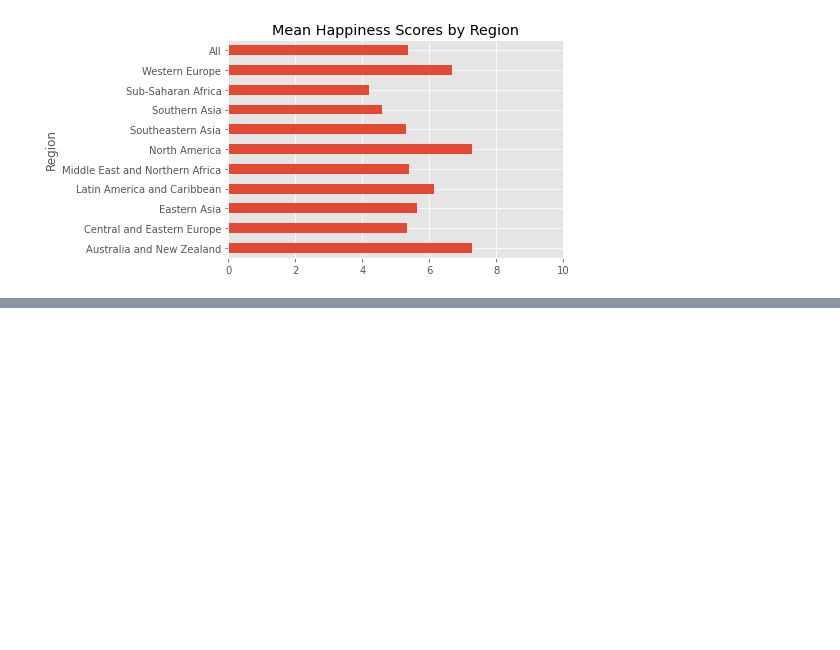
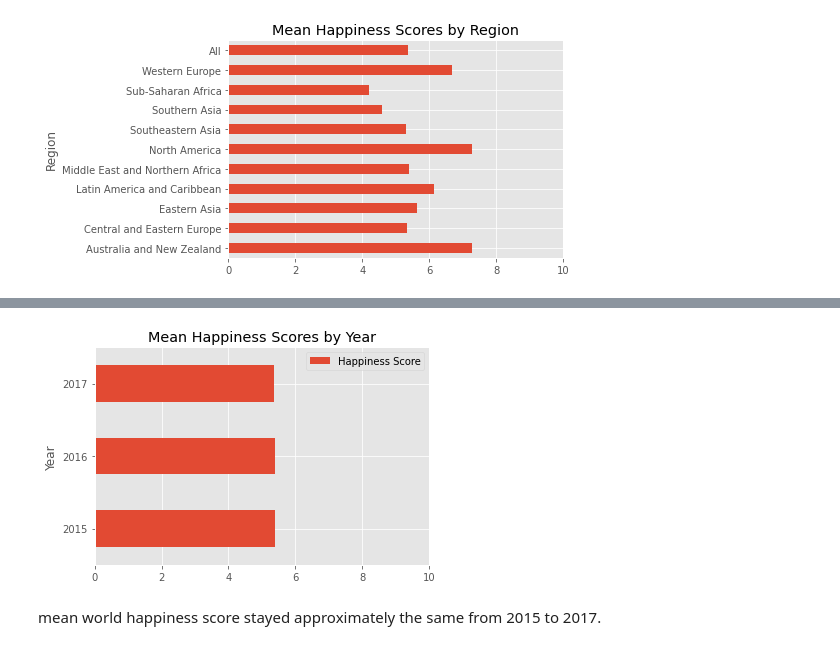
Before and after one commit to VictorOmondi1997/exploring-whr, a Jupyter notebook: exploring_whr.ipynb, the cells around one changed output, grey strips where cells are left out. Saved outputs shown, nothing was run; the diff lists cells and outputs as text; code cells hidden in the pictures; blank space fills up the shorter version.

```diff
--- a/exploring_whr.ipynb
+++ b/exploring_whr.ipynb
@@ -108,0 +111,3 @@ happiness2015.pivot_table(values='Happiness Score', index='Region', margins=True
+# %%
+happiness2016 = pd.read_csv('https://dsserver-prod-resources-1.s3.amazonaws.com/344/World_Happiness_2016.csv?versionId=g2kGflhRQVfDoiUtXaBqfKoLx_BrgtJs')
+happiness2016.head()
@@ -108,0 +121,3 @@ happiness2015.pivot_table(values='Happiness Score', index='Region', margins=True
+# %%
+happiness2017 = pd.read_csv('https://dsserver-prod-resources-1.s3.amazonaws.com/344/World_Happiness_2017.csv?versionId=VojSXR_mvHTzv41jGPwSvMFGZiHuKXCq')
+happiness2017.head()
@@ -108,0 +134,9 @@ happiness2015.pivot_table(values='Happiness Score', index='Region', margins=True
+# %%
+happiness2017.rename(columns={'Happiness.Score': 'Happiness Score'}, inplace=True)
+combined = pd.concat([happiness2015, happiness2016, happiness2017])
+combined.pivot_table(index='Year', values='Happiness Score').plot(kind='barh', title='Mean Happiness Scores by Year', xlim=(0,10))
+plt.show()
+# %% [output]
+[figure, added]
+# %% [markdown]
+mean world happiness score stayed approximately the same from 2015 to 2017.
```
Also changed, not shown: parts of 4 cells of this notebook.
